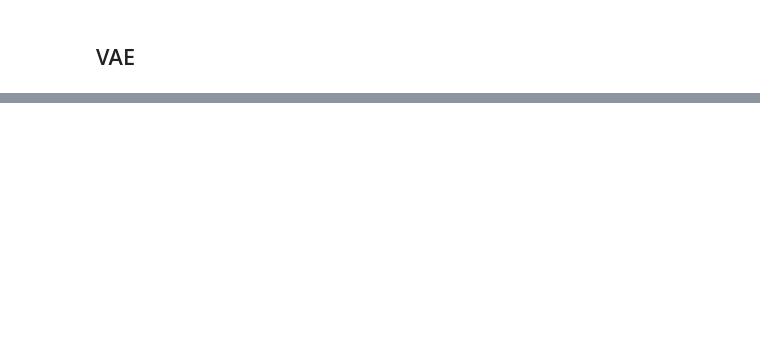
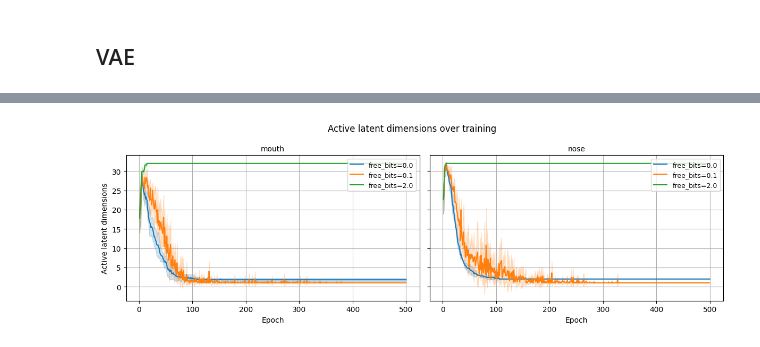
Before and after one commit to leon-rny/neural-network-breath-modeling, a Jupyter notebook: tstr.ipynb, the cells around one changed output, grey strips where cells are left out. Drawn from its saved outputs; the diff is of its cells as text; code cells hidden in the pictures; blank space fills up the shorter version.

```diff
--- a/tstr.ipynb
+++ b/tstr.ipynb
@@ -229,0 +255,30 @@ plt.show()
+# %%
+# active dims in training
+FB_COLORS = {0.0: 'tab:blue', 0.1: 'tab:orange', 2.0: 'tab:green'}
+KL_THRESHOLD = 0.1
+
+fig, axes = plt.subplots(1, 2, figsize=(12, 4), sharey=True)
+fig.suptitle('Active latent dimensions over training')
+
+for col, region in enumerate(REGIONS):
+    ax = axes[col]
+    for free_bit in FREE_BITS:
+        hists = [pd.read_csv(f'results/experiments/vae/{region}_s{seed}_fb{free_bit}_train_history.csv') for seed in SEEDS]
+        epochs = hists[0]['epoch'].values
+        active = np.stack([h['active_dims'].values for h in hists])
+        mean = active.mean(axis=0)
+        std  = active.std(axis=0)
+        color = FB_COLORS[free_bit]
+        ax.plot(epochs, mean, label=f'free_bits={free_bit}', color=color)
+        ax.fill_between(epochs, mean - std, mean + std, alpha=0.2, color=color)
+    ax.set_title(region)
+    ax.set_xlabel('Epoch')
+    if col == 0:
+        ax.set_ylabel('Active latent dimensions')
+    ax.legend(loc='upper right')
+    ax.grid()
+
+plt.tight_layout()
+plt.show()
+# %% [output]
+[figure, added]
```
Also changed, not shown: parts of 40 cells of this notebook.
